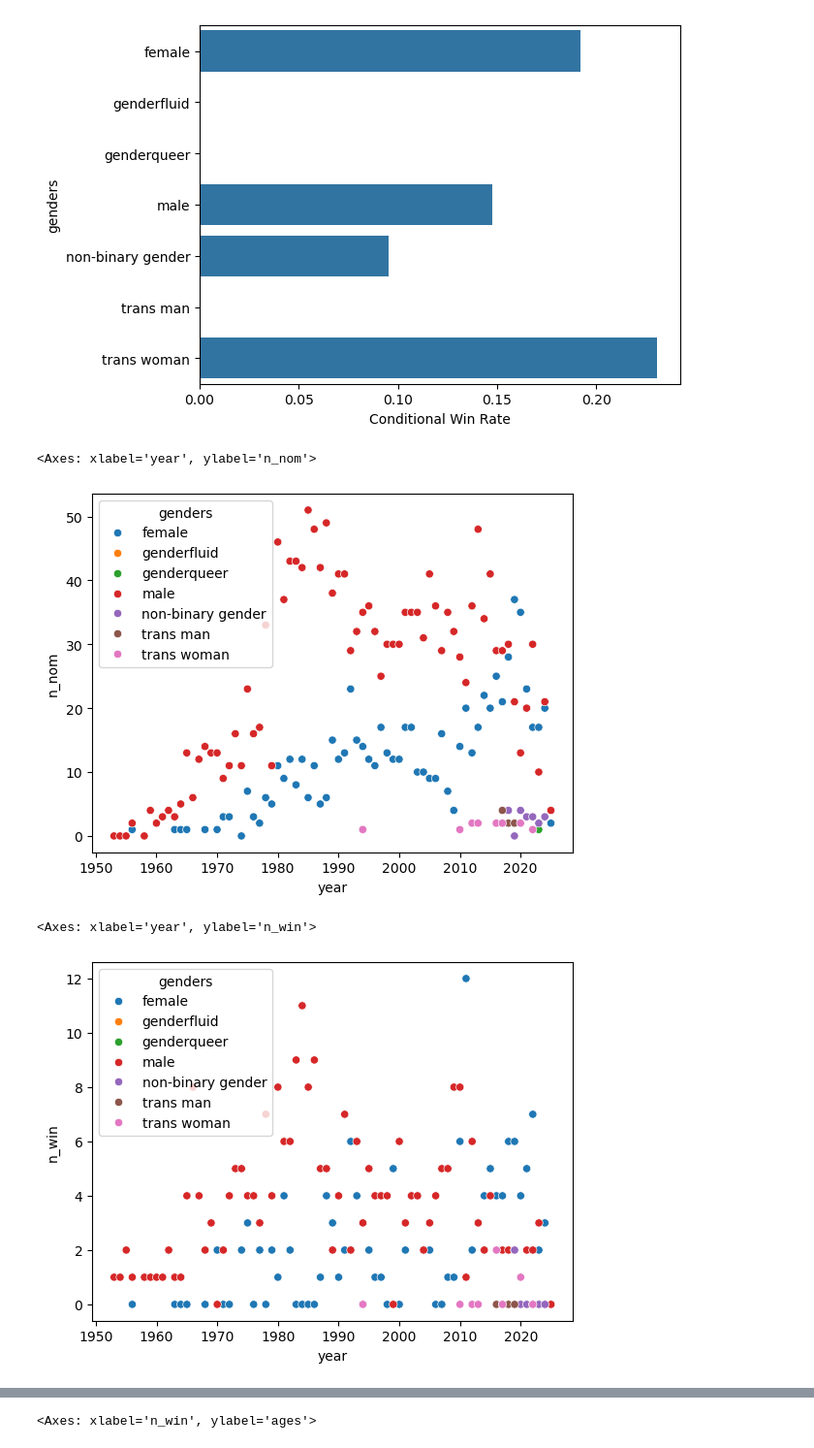
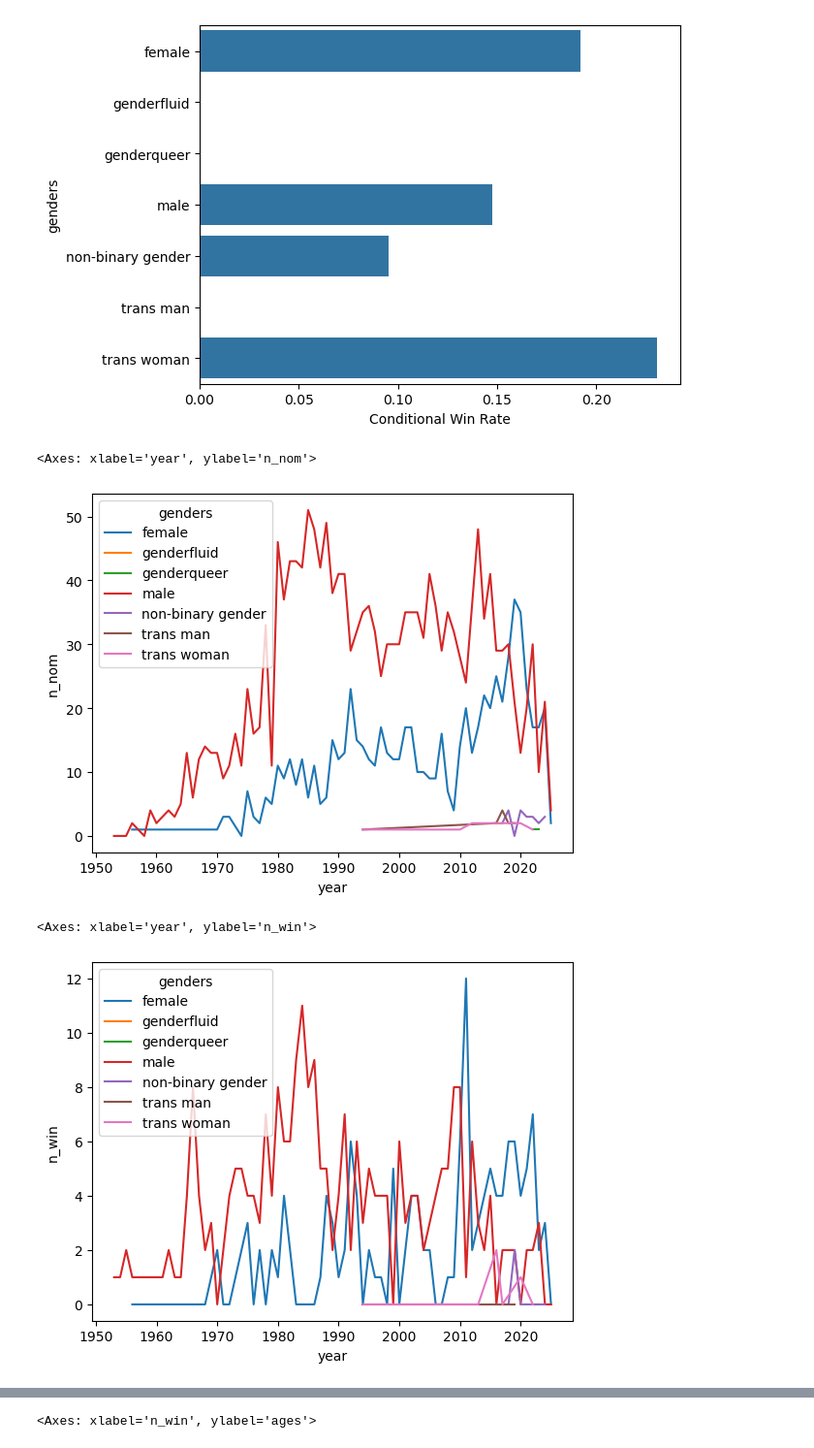
Before and after one commit to raineszm/sff-predict, a Jupyter notebook: notebooks/EDA.ipynb, the cells around one changed output, grey strips where cells are left out. Shown at 97% size. Cells and saved outputs as stored; diff of their text form; code cells hidden in the pictures.

```diff
--- a/notebooks/EDA.ipynb
+++ b/notebooks/EDA.ipynb
@@ -43,12 +43,12 @@ plt.show()
 [figure]
 # %%
 dfg_counts_by_year = dfg.groupby(['genders', 'year']).agg({'n_win': 'sum', 'n_nom': 'sum'}).reset_index()
-sns.scatterplot(x='year', y='n_nom', data=dfg_counts_by_year, hue='genders')
+sns.lineplot(x='year', y='n_nom', data=dfg_counts_by_year, hue='genders')
 # %% [output]
 <Axes: xlabel='year', ylabel='n_nom'>
-[figure, old version]
+[figure, new version]
 # %%
-sns.scatterplot(x='year', y='n_win', data=dfg_counts_by_year, hue='genders')
+sns.lineplot(x='year', y='n_win', data=dfg_counts_by_year, hue='genders')
 # %% [output]
 <Axes: xlabel='year', ylabel='n_win'>
-[figure, old version]
+[figure, new version]
```
Also changed, not shown: parts of 1 cell of this notebook, 1 other file.
